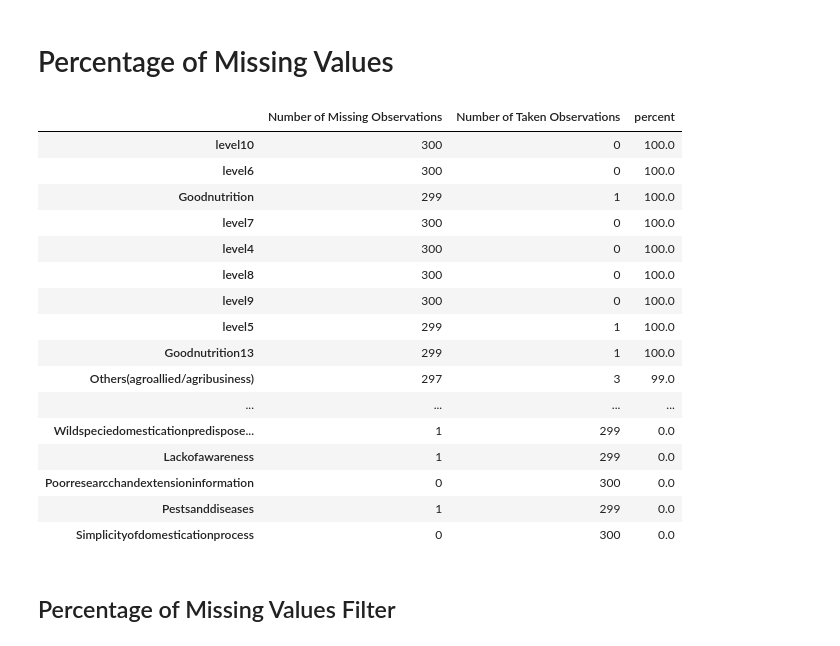
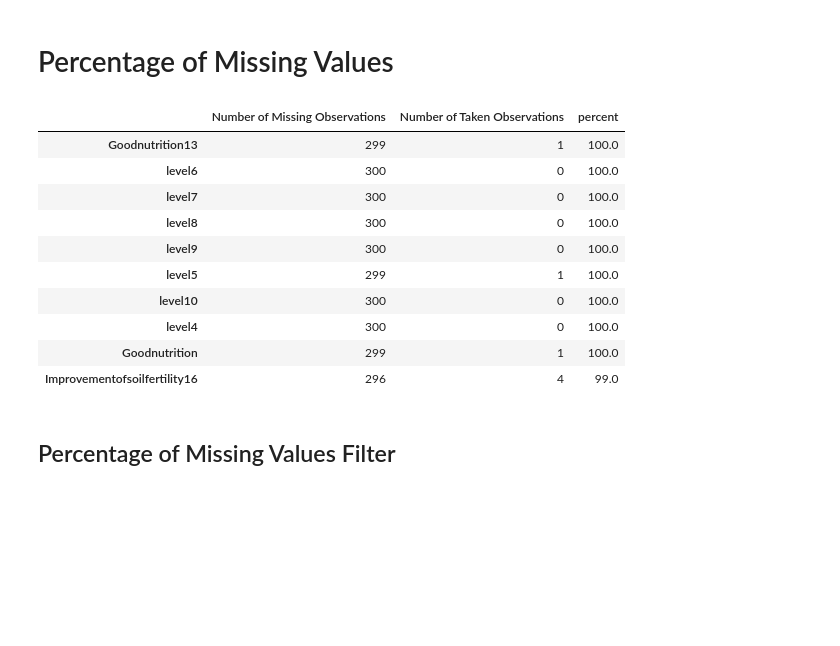
Before and after one commit to Don-Timmy/Missing-Values-Analysis, a Jupyter notebook: MissingValuesCode.ipynb, the cells around one changed output. Saved outputs shown, nothing was run; the diff lists cells and outputs as text; code cells hidden in the pictures; blank space fills up the shorter version.

```diff
--- a/MissingValuesCode.ipynb
+++ b/MissingValuesCode.ipynb
@@ -35,27 +30,21 @@ locustdata.head(10)
 # %%
 missinglocustdata = pd.DataFrame(locustdata.isnull().sum(), columns = ['Number of Missing Observations'])
 missinglocustdata['Number of Taken Observations'] = (locustdata.shape[0] - missinglocustdata['Number of Missing Observations'])
 missinglocustdata['percent'] = round((missinglocustdata['Number of Missing Observations']/locustdata.shape[0]) * 100 , ndigits = 0)
 missinglocustdata.sort_values(ascending = False, by = 'percent', inplace = True)
-missinglocustdata
+missinglocustdata.head(10)
 # %% [output]
 |  | Number of Missing Observations | Number of Taken Observations | percent |
-| level10 | 300 | 0 | 100.0 |
+| Goodnutrition13 | 299 | 1 | 100.0 |
 | level6 | 300 | 0 | 100.0 |
-| Goodnutrition | 299 | 1 | 100.0 |
 | level7 | 300 | 0 | 100.0 |
-| level4 | 300 | 0 | 100.0 |
 | level8 | 300 | 0 | 100.0 |
 | level9 | 300 | 0 | 100.0 |
 | level5 | 299 | 1 | 100.0 |
-| Goodnutrition13 | 299 | 1 | 100.0 |
-| Others(agroallied/agribusiness) | 297 | 3 | 99.0 |
-| ... | ... | ... | ... |
-| Wildspeciedomesticationpredispose... | 1 | 299 | 0.0 |
-| Lackofawareness | 1 | 299 | 0.0 |
-| Poorresearcchandextensioninformation | 0 | 300 | 0.0 |
-| Pestsanddiseases | 1 | 299 | 0.0 |
-| Simplicityofdomesticationprocess | 0 | 300 | 0.0 |
+| level10 | 300 | 0 | 100.0 |
+| level4 | 300 | 0 | 100.0 |
+| Goodnutrition | 299 | 1 | 100.0 |
+| Improvementofsoilfertility16 | 296 | 4 | 99.0 |
 # %% [markdown]
 ## Percentage of Missing Values Filter
 # %%
```
Also changed, not shown: parts of 3 cells of this notebook.
